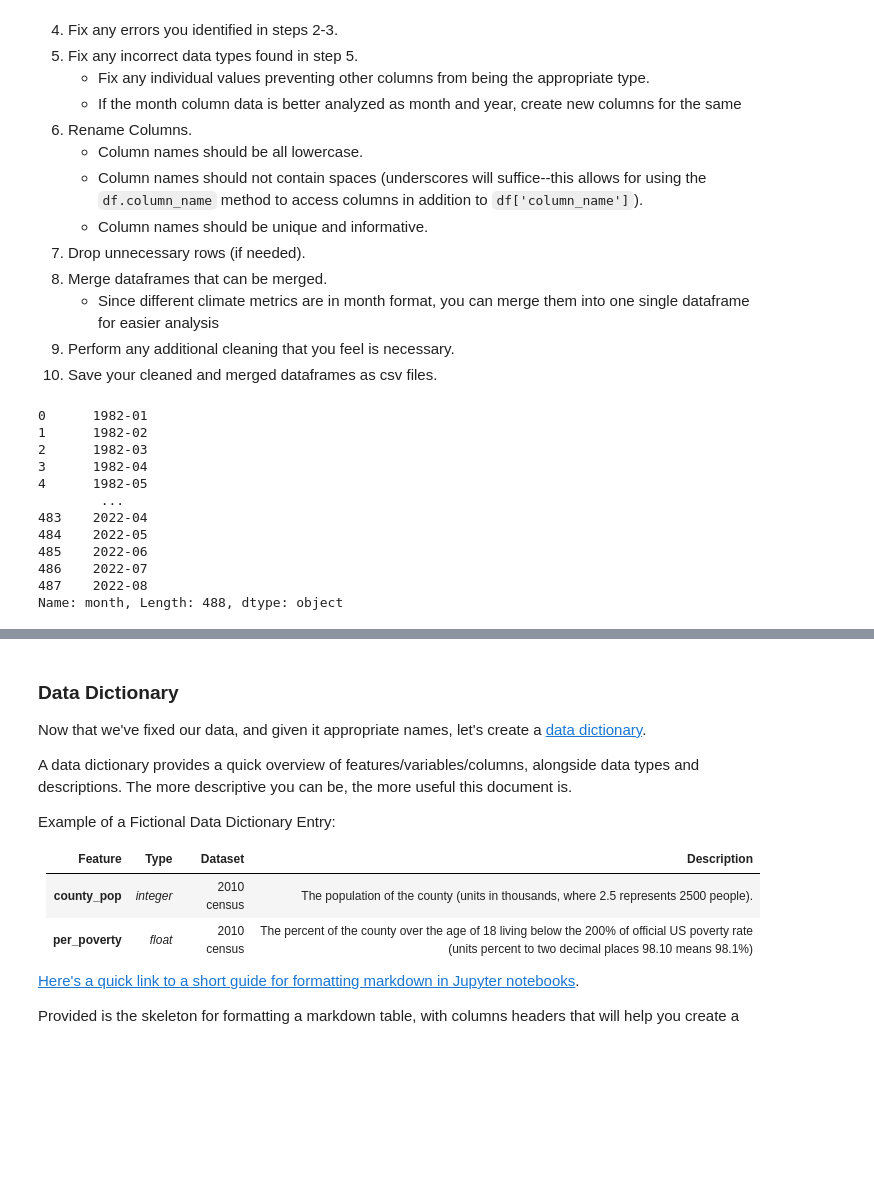
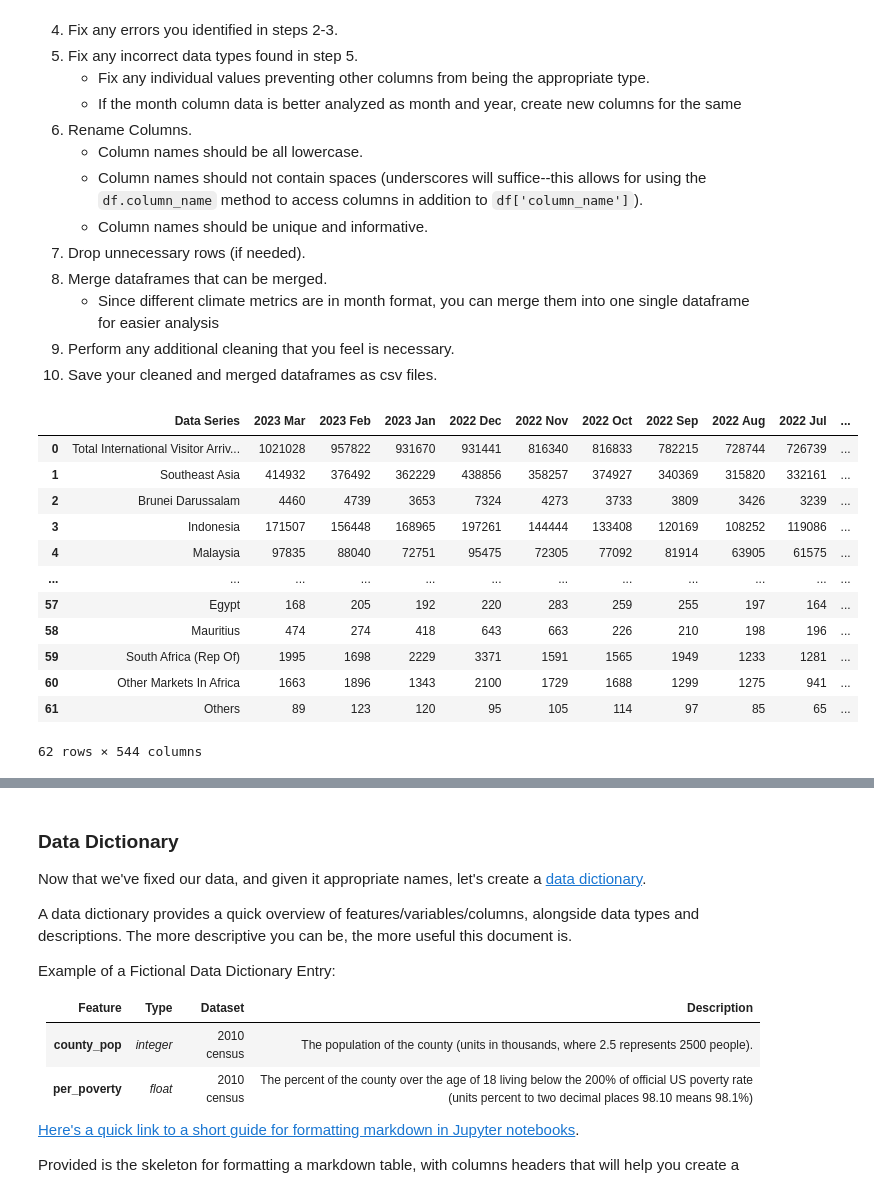
Before and after one commit to altheaxcvii/GA-Labs, a Jupyter notebook: Project 1/code/starter-code.ipynb, the cells around one changed output, grey strips where cells are left out. Cells and saved outputs as stored; diff of their text form; code cells hidden in the pictures; blank space fills up the shorter version.

```diff
--- a/Project 1/code/starter-code.ipynb
+++ b/Project 1/code/starter-code.ipynb
@@ -147,18 +147,20 @@ mean_relative_humidity = pd.read_csv('data/relative-humidity-monthly-mean.csv')
 sunshine_duration = pd.read_csv('data/sunshine-duration-monthly-mean-daily-duration.csv')
 surface_air_temp = pd.read_csv('data/surface-air-temperature-monthly-mean.csv')
 wet_bulb_temp = pd.read_csv('data/wet-bulb-temperature-hourly.csv')
+profile = pd.read_excel('data/tourism-industry-profile-monthly.xlsx', sheet_name = 'T1')
-# %%
-no_of_rain_monthly['month']
-# %% [output]
-0      1982-01
-1      1982-02
-2      1982-03
-3      1982-04
-4      1982-05
-        ...
-483    2022-04
-484    2022-05
-485    2022-06
-486    2022-07
-487    2022-08
-Name: month, Length: 488, dtype: object
+# %%
+profile
+# %% [output]
+|  | Data Series | 2023 Mar | 2023 Feb | 2023 Jan | 2022 Dec | 2022 Nov | 2022 Oct | 2022 Sep | 2022 Aug | 2022 Jul | ... |
+| 0 | Total International Visitor Arriv... | 1021028 | 957822 | 931670 | 931441 | 816340 | 816833 | 782215 | 728744 | 726739 | ... |
+| 1 | Southeast Asia | 414932 | 376492 | 362229 | 438856 | 358257 | 374927 | 340369 | 315820 | 332161 | ... |
+| 2 | Brunei Darussalam | 4460 | 4739 | 3653 | 7324 | 4273 | 3733 | 3809 | 3426 | 3239 | ... |
+| 3 | Indonesia | 171507 | 156448 | 168965 | 197261 | 144444 | 133408 | 120169 | 108252 | 119086 | ... |
+| 4 | Malaysia | 97835 | 88040 | 72751 | 95475 | 72305 | 77092 | 81914 | 63905 | 61575 | ... |
+| ... | ... | ... | ... | ... | ... | ... | ... | ... | ... | ... | ... |
+| 57 | Egypt | 168 | 205 | 192 | 220 | 283 | 259 | 255 | 197 | 164 | ... |
+| 58 | Mauritius | 474 | 274 | 418 | 643 | 663 | 226 | 210 | 198 | 196 | ... |
+| 59 | South Africa (Rep Of) | 1995 | 1698 | 2229 | 3371 | 1591 | 1565 | 1949 | 1233 | 1281 | ... |
+| 60 | Other Markets In Africa | 1663 | 1896 | 1343 | 2100 | 1729 | 1688 | 1299 | 1275 | 941 | ... |
+| 61 | Others | 89 | 123 | 120 | 95 | 105 | 114 | 97 | 85 | 65 | ... |
+62 rows × 544 columns
```
Also changed, not shown: parts of 20 cells of this notebook, 4 other files.
